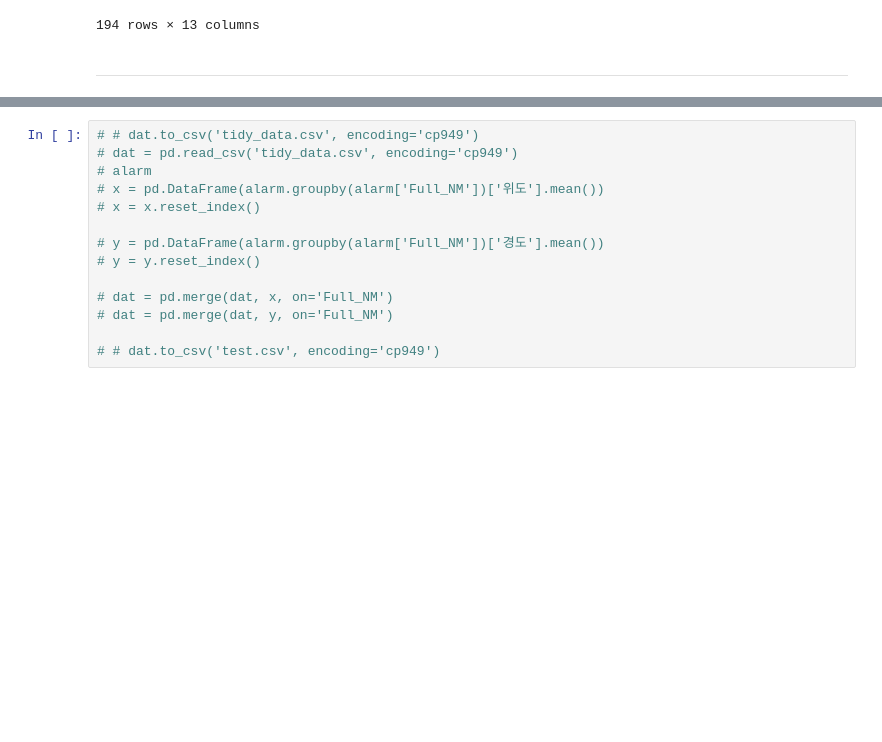
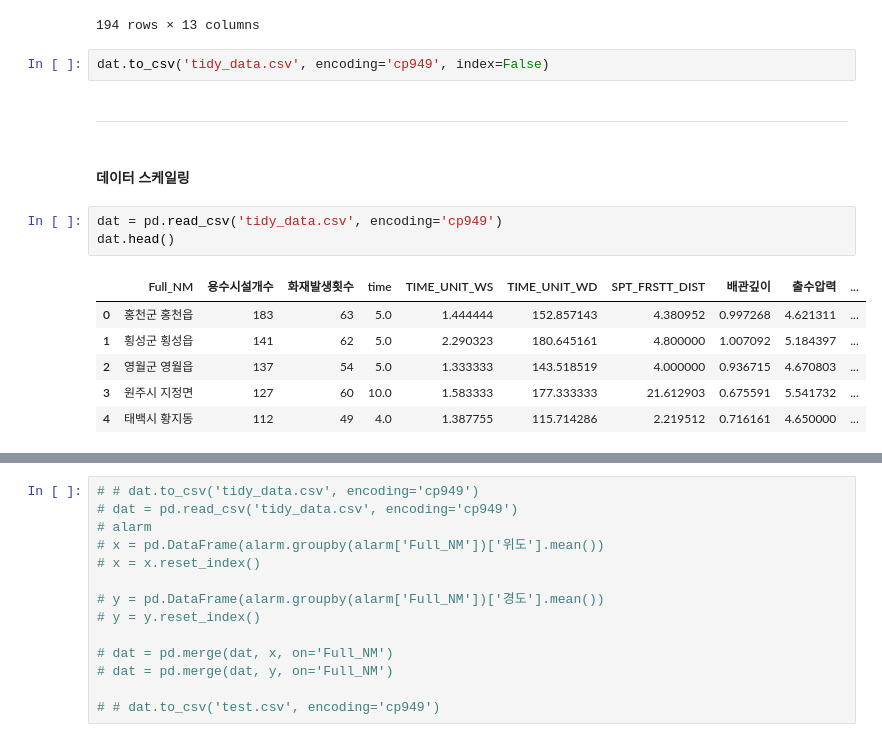
Before and after one commit to Myungbin/Senior, a Jupyter notebook: 비지니스인텔리전스/Project_비지니스인텔리전스/데이터전처리 - SGGEMD.ipynb, the cells around one changed output, grey strips where cells are left out. Drawn from its saved outputs; the diff is of its cells as text; blank space fills up the shorter version.

```diff
--- a/비지니스인텔리전스/Project_비지니스인텔리전스/데이터전처리 - SGGEMD.ipynb
+++ b/비지니스인텔리전스/Project_비지니스인텔리전스/데이터전처리 - SGGEMD.ipynb
@@ -547,5 +547,19 @@ dat
 | 192 | 삼척시 노곡면 | 1 | 11 | 9.0 | 1.909091 | 190.909091 | 22.250000 | 1.500000 | 4.000000 | ... |
 | 193 | 삼척시 하장면 | 1 | 9 | 5.0 | 1.222222 | 122.222222 | 52.666667 | 1.500000 | 3.000000 | ... |
 194 rows × 13 columns
+# %%
+dat.to_csv('tidy_data.csv', encoding='cp949', index=False)
 # %% [markdown]
 ---
+# %% [markdown]
+#### 데이터 스케일링
+# %%
+dat = pd.read_csv('tidy_data.csv', encoding='cp949')
+dat.head()
+# %% [output]
+|  | Full_NM | 용수시설개수 | 화재발생횟수 | time | TIME_UNIT_WS | TIME_UNIT_WD | SPT_FRSTT_DIST | 배관깊이 | 출수압력 | ... |
+| 0 | 홍천군 홍천읍 | 183 | 63 | 5.0 | 1.444444 | 152.857143 | 4.380952 | 0.997268 | 4.621311 | ... |
+| 1 | 횡성군 횡성읍 | 141 | 62 | 5.0 | 2.290323 | 180.645161 | 4.800000 | 1.007092 | 5.184397 | ... |
+| 2 | 영월군 영월읍 | 137 | 54 | 5.0 | 1.333333 | 143.518519 | 4.000000 | 0.936715 | 4.670803 | ... |
+| 3 | 원주시 지정면 | 127 | 60 | 10.0 | 1.583333 | 177.333333 | 21.612903 | 0.675591 | 5.541732 | ... |
+| 4 | 태백시 황지동 | 112 | 49 | 4.0 | 1.387755 | 115.714286 | 2.219512 | 0.716161 | 4.650000 | ... |
```
Also changed, not shown: parts of 21 cells of this notebook.
